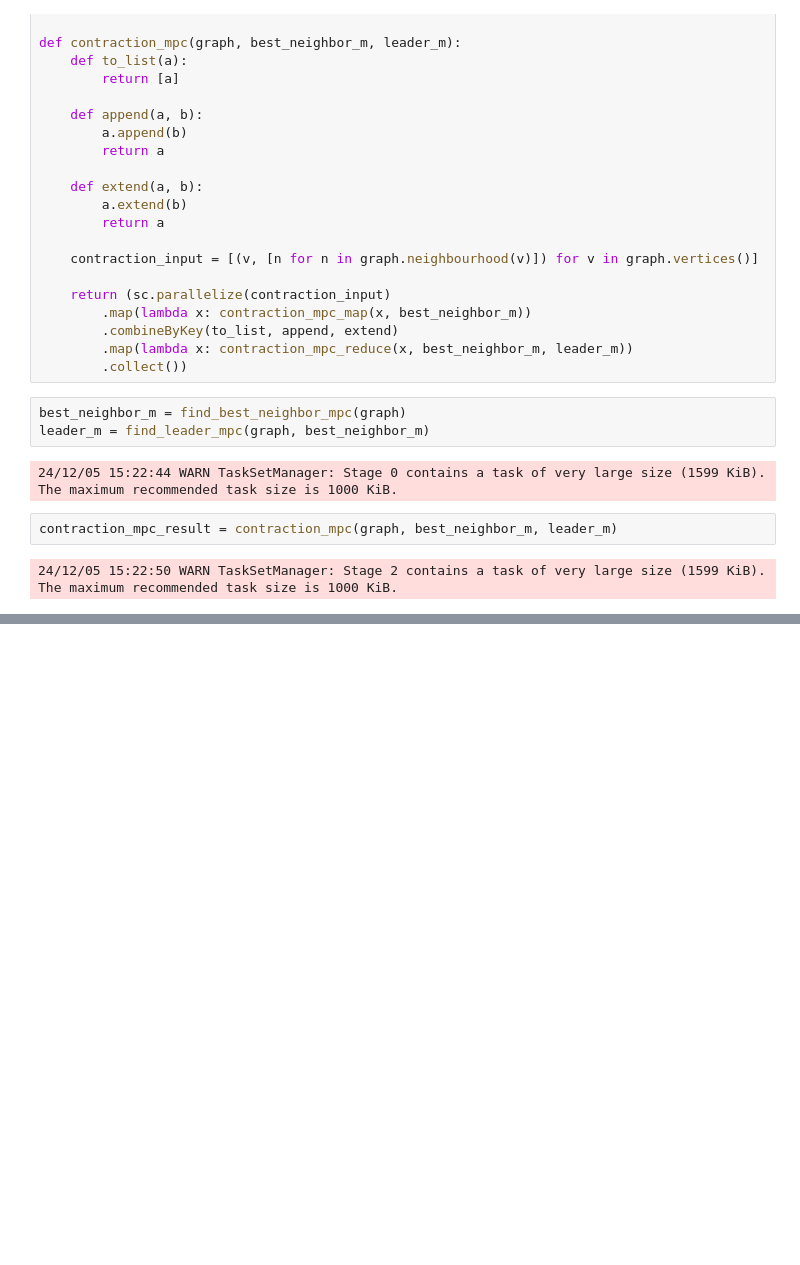
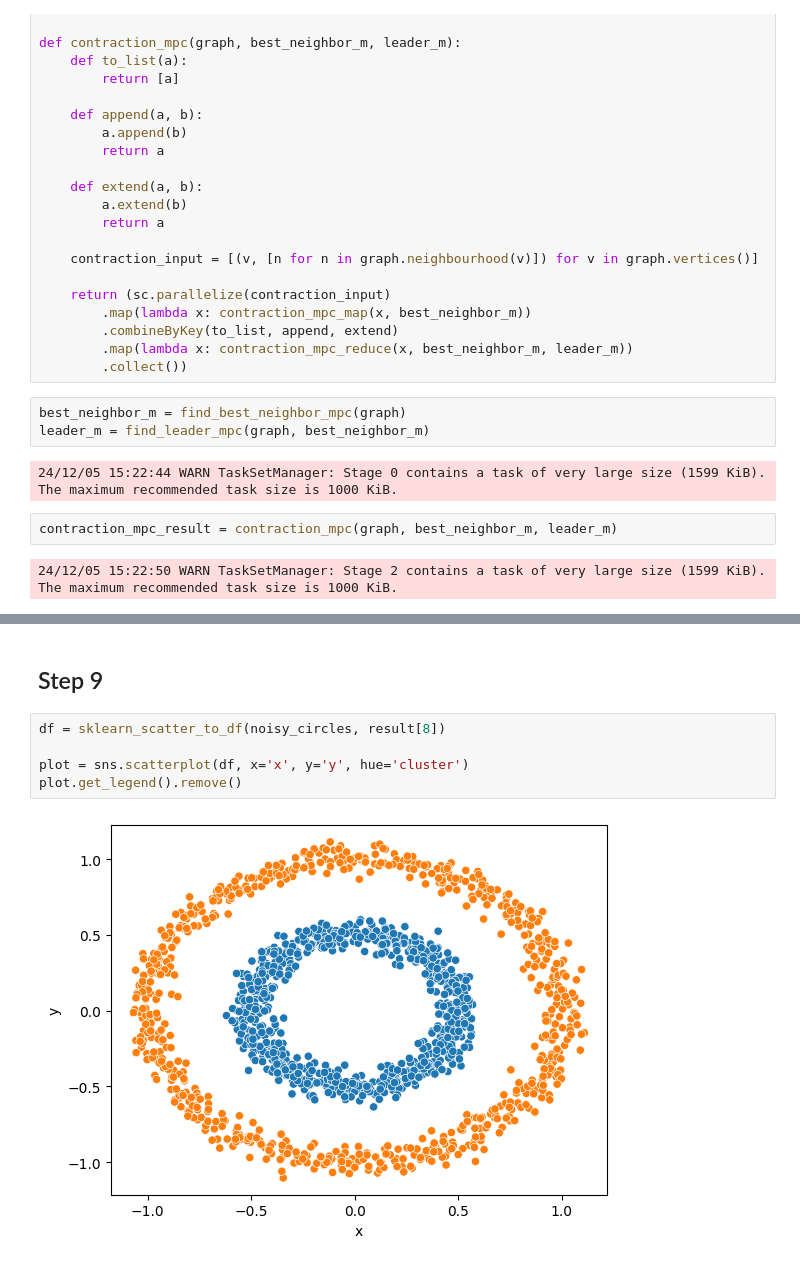
Before and after one commit to Br4ggs/2IMA35-Report-1, a Jupyter notebook: Pyspark Affinity Clustering.ipynb, the cells around one changed output, grey strips where cells are left out. Saved outputs shown, nothing was run; the diff lists cells and outputs as text; blank space fills up the shorter version.

```diff
--- a/Pyspark Affinity Clustering.ipynb
+++ b/Pyspark Affinity Clustering.ipynb
@@ -289,0 +315,9 @@ result = affinity_clustering(graph, steps=2)
+# %% [markdown]
+## Step 9
+# %%
+df = sklearn_scatter_to_df(noisy_circles, result[8])
+
+plot = sns.scatterplot(df, x='x', y='y', hue='cluster')
+plot.get_legend().remove()
+# %% [output]
+[figure, added]
```
Also changed, not shown: parts of 12 cells of this notebook.
